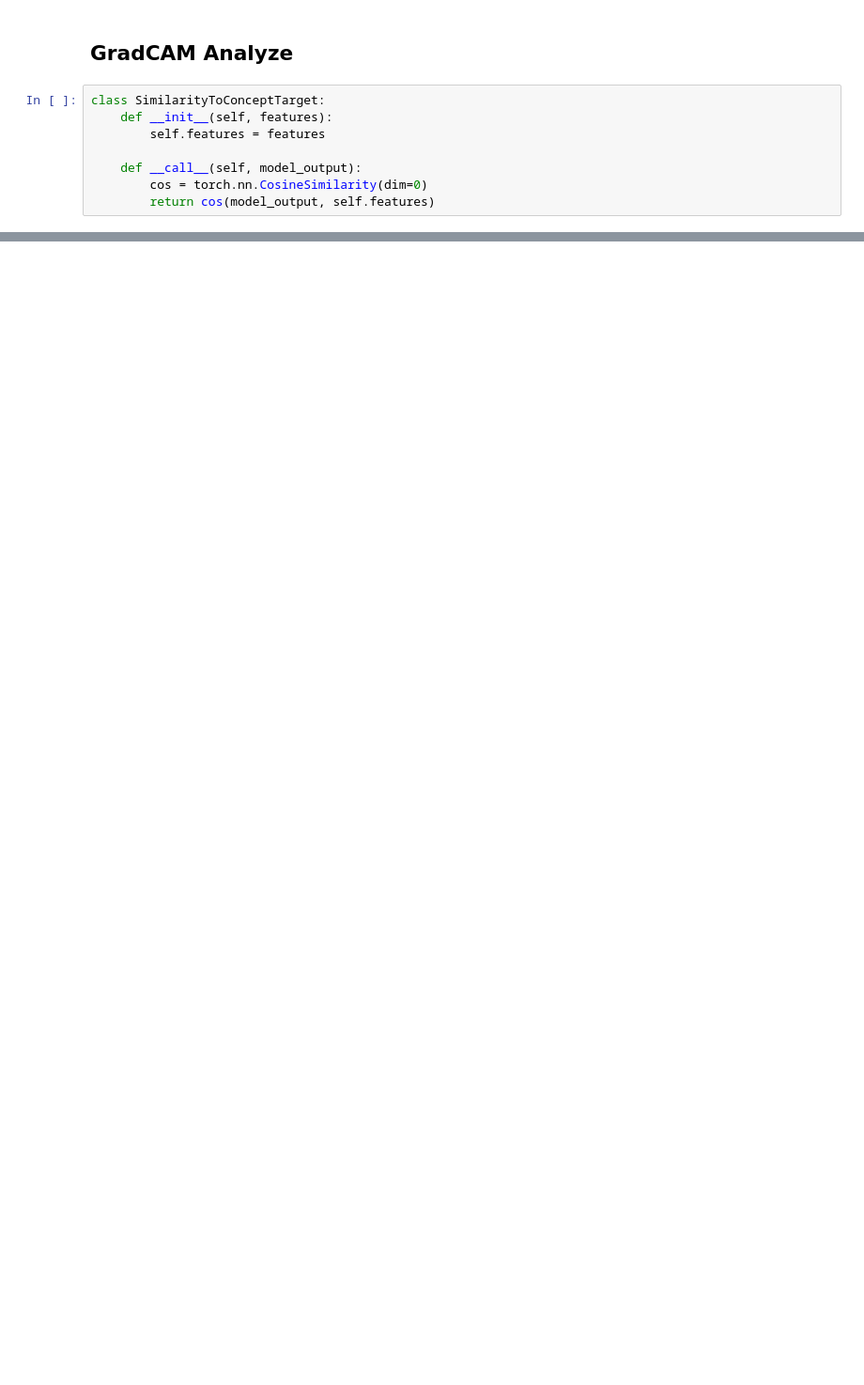
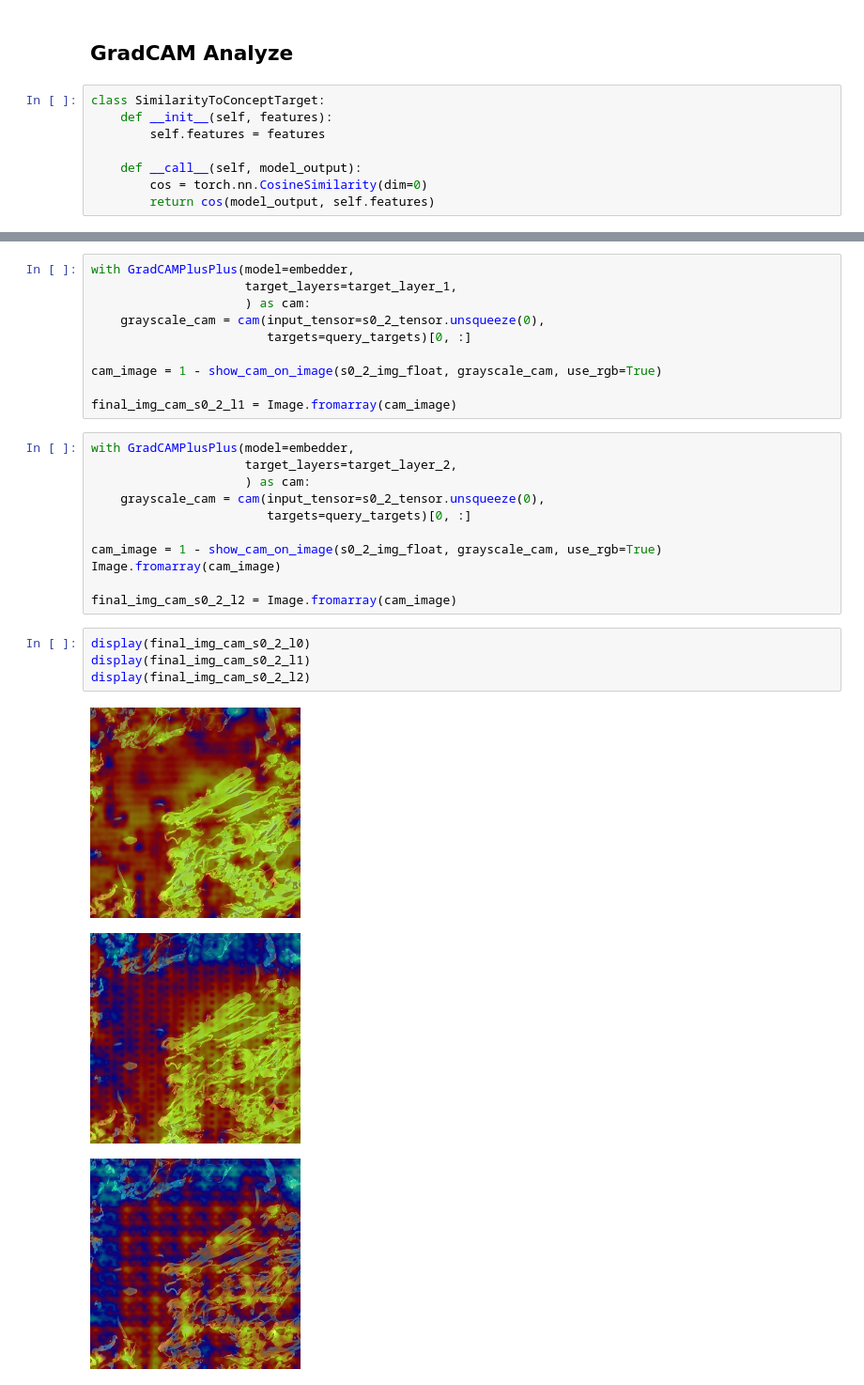
Before and after one commit to camilo-nunez/ffnir, a Jupyter notebook: ntbk_04_cam.ipynb, the cells around one changed output, grey strips where cells are left out. Shown at 94% size. Drawn from its saved outputs; the diff is of its cells as text; blank space fills up the shorter version.

```diff
--- a/ntbk_04_cam.ipynb
+++ b/ntbk_04_cam.ipynb
@@ -147,0 +161,29 @@ Image.fromarray(cam_image)
+# %%
+with GradCAMPlusPlus(model=embedder,
+                     target_layers=target_layer_1,
+                     ) as cam:
+    grayscale_cam = cam(input_tensor=s0_2_tensor.unsqueeze(0),
+                        targets=query_targets)[0, :]
+
+cam_image = 1 - show_cam_on_image(s0_2_img_float, grayscale_cam, use_rgb=True)
+
+final_img_cam_s0_2_l1 = Image.fromarray(cam_image)
+# %%
+with GradCAMPlusPlus(model=embedder,
+                     target_layers=target_layer_2,
+                     ) as cam:
+    grayscale_cam = cam(input_tensor=s0_2_tensor.unsqueeze(0),
+                        targets=query_targets)[0, :]
+
+cam_image = 1 - show_cam_on_image(s0_2_img_float, grayscale_cam, use_rgb=True)
+Image.fromarray(cam_image)
+
+final_img_cam_s0_2_l2 = Image.fromarray(cam_image)
+# %%
+display(final_img_cam_s0_2_l0)
+display(final_img_cam_s0_2_l1)
+display(final_img_cam_s0_2_l2)
+# %% [output]
+[figure, added]
+[figure, added]
+[figure, added]
```
Also changed, not shown: parts of 13 cells of this notebook.
